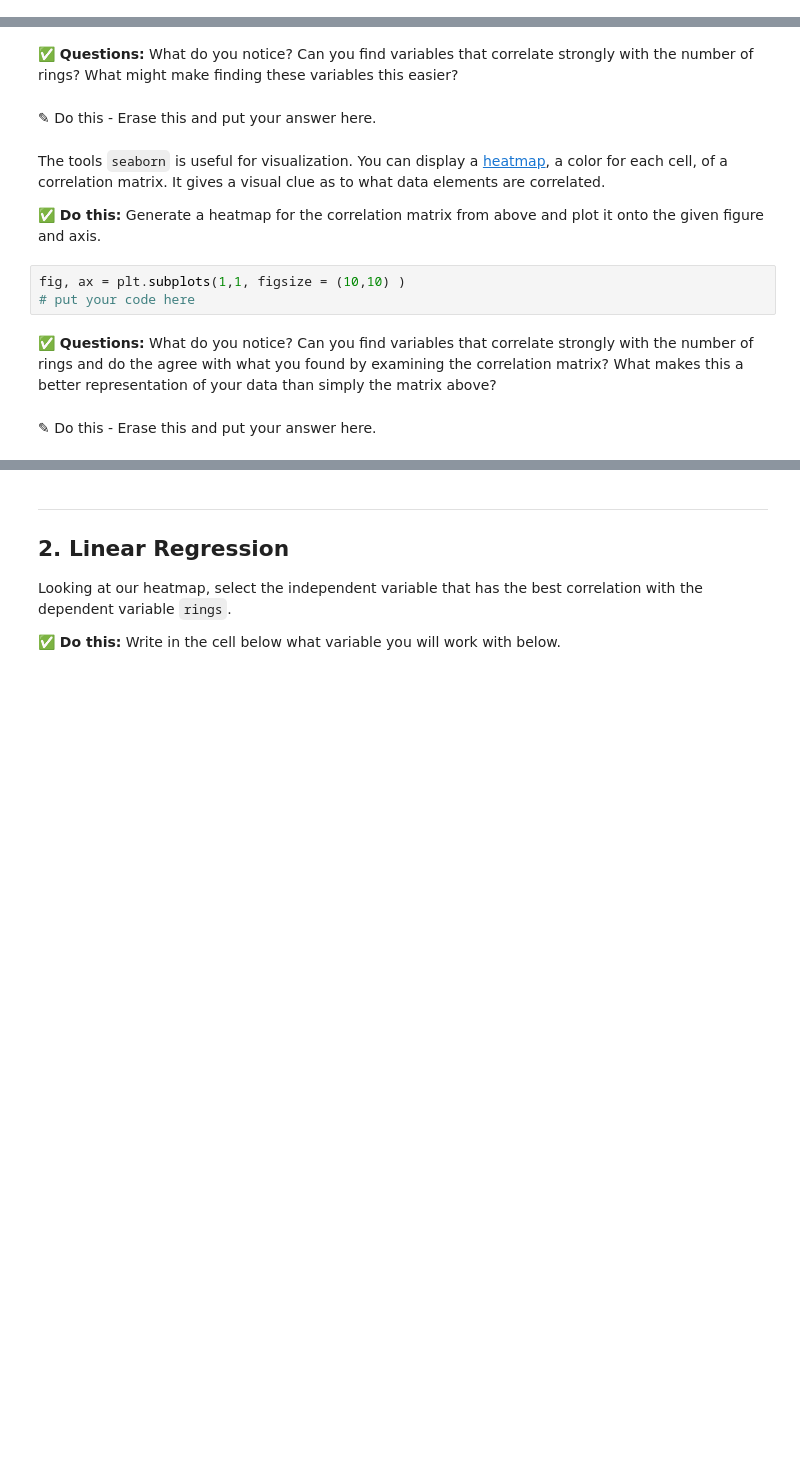
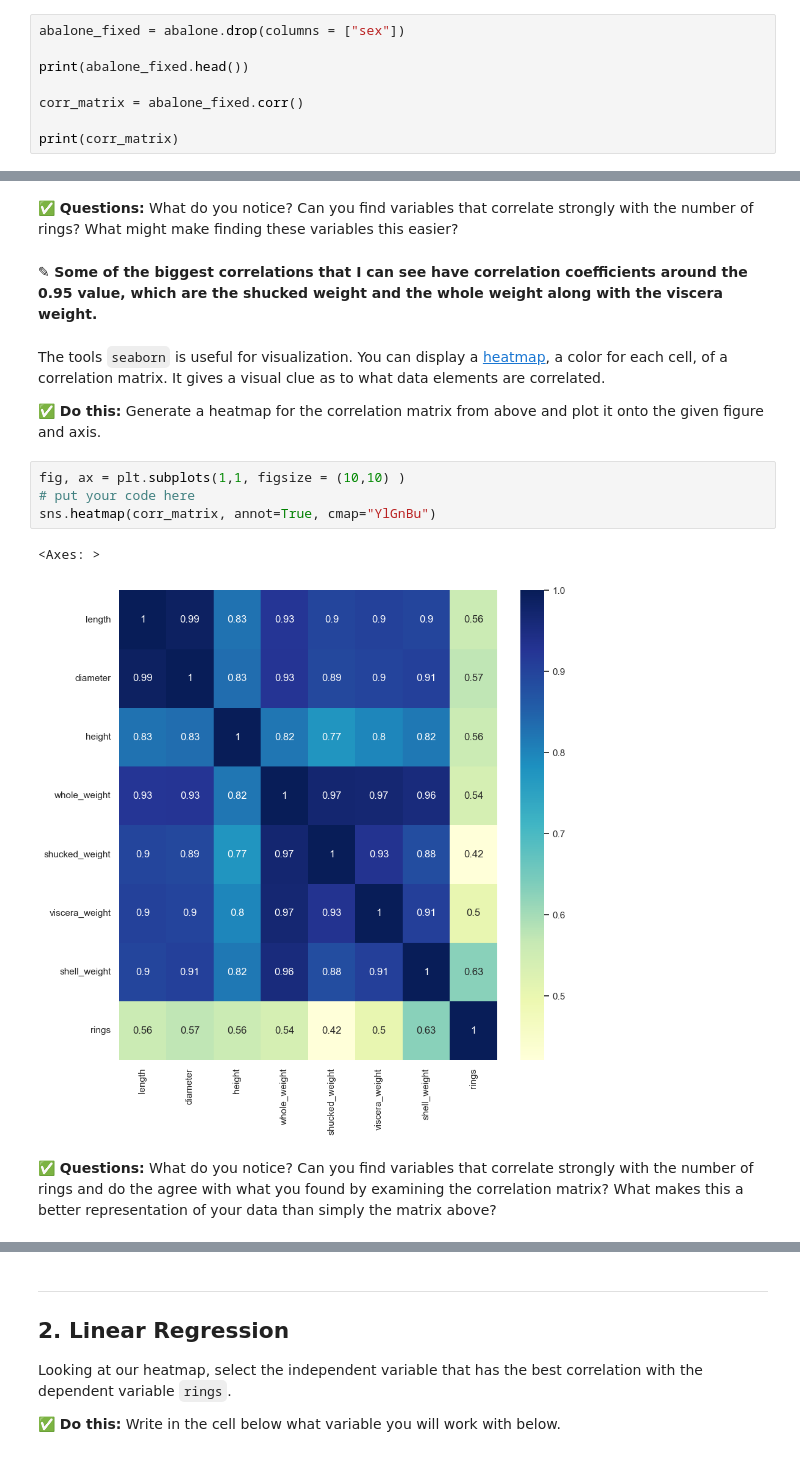
Before and after one commit to arshwasnik/cmse202-s26-turnin, a Jupyter notebook: Day-13/Day-13_In-Class-Regression-STUDENT.ipynb, the cells around one changed output, grey strips where cells are left out. Cells and saved outputs as stored; diff of their text form; blank space fills up the shorter version.

```diff
--- a/Day-13/Day-13_In-Class-Regression-STUDENT.ipynb
+++ b/Day-13/Day-13_In-Class-Regression-STUDENT.ipynb
@@ -112,0 +121,8 @@ The diagonal of the matrix is all ones since that the correlation of the column
+# %%
+abalone_fixed = abalone.drop(columns = ["sex"])
+
+print(abalone_fixed.head())
+
+corr_matrix = abalone_fixed.corr()
+
+print(corr_matrix)
@@ -113,7 +147,7 @@ The diagonal of the matrix is all ones since that the correlation of the column
 # %% [markdown]
 **&#9989; Questions:** What do you notice? Can you find variables that correlate strongly with the number of rings? What might make finding these variables this easier?
-# %% [markdown]
-<font size=+3>&#9998;</font> Do this - Erase this and put your answer here.
+# %% [markdown]
+<font size=+3>&#9998;</font> **Some of the biggest correlations that I can see have correlation coefficients around the 0.95 value, which are the shucked weight and the whole weight along with the viscera weight.**
 # %% [markdown]
 The tools `seaborn` is useful for visualization. You can display a [heatmap](https://seaborn.pydata.org/generated/seaborn.heatmap.html), a color for each cell, of a correlation matrix. It gives a visual clue as to what data elements are correlated.
 
@@ -121,7 +155,9 @@ The tools `seaborn` is useful for visualization. You can display a [heatmap](htt
 # %%
 fig, ax = plt.subplots(1,1, figsize = (10,10) )
 # put your code here
+sns.heatmap(corr_matrix, annot=True, cmap="YlGnBu")
+# %% [output]
+<Axes: >
+[figure, added]
 # %% [markdown]
 **&#9989; Questions:** What do you notice? Can you find variables that correlate strongly with the number of rings and do the agree with what you found by examining the correlation matrix? What makes this a better representation of your data than simply the matrix above?
-# %% [markdown]
-<font size=+3>&#9998;</font> Do this - Erase this and put your answer here.
```
Also changed, not shown: parts of 34 cells of this notebook.
